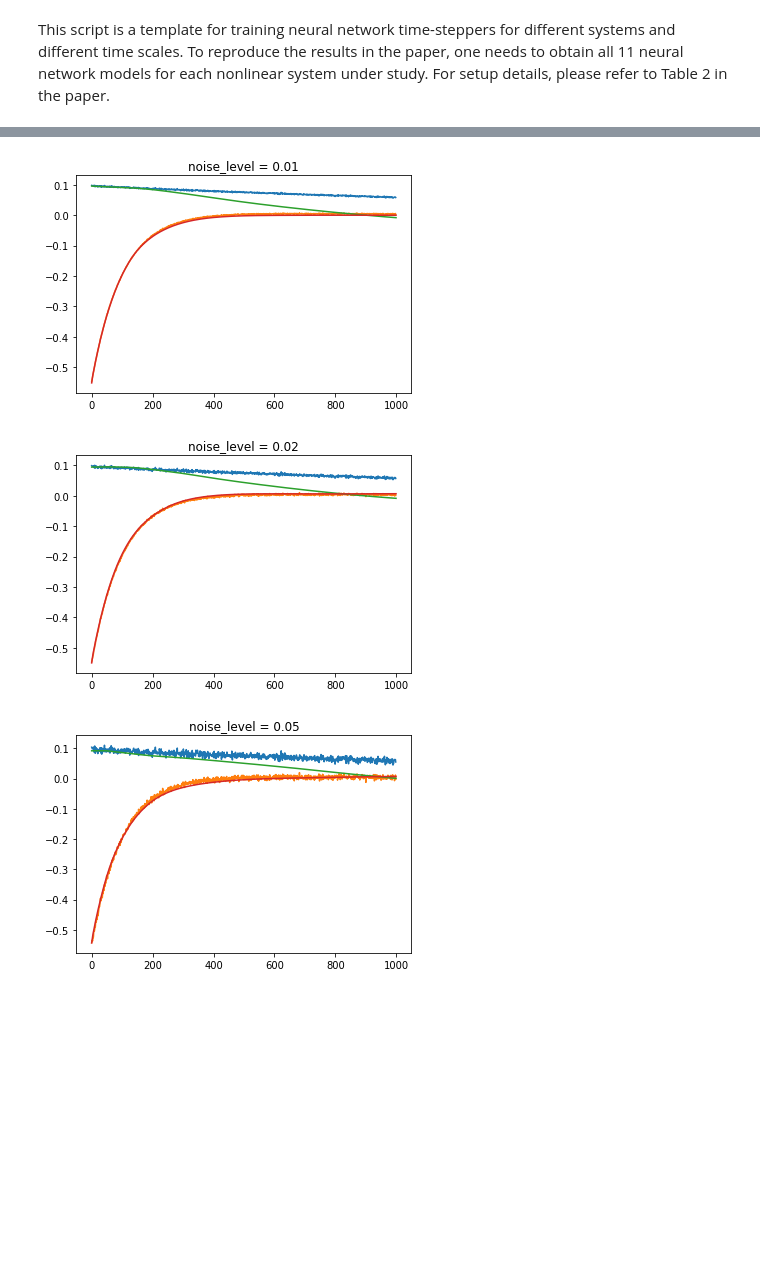
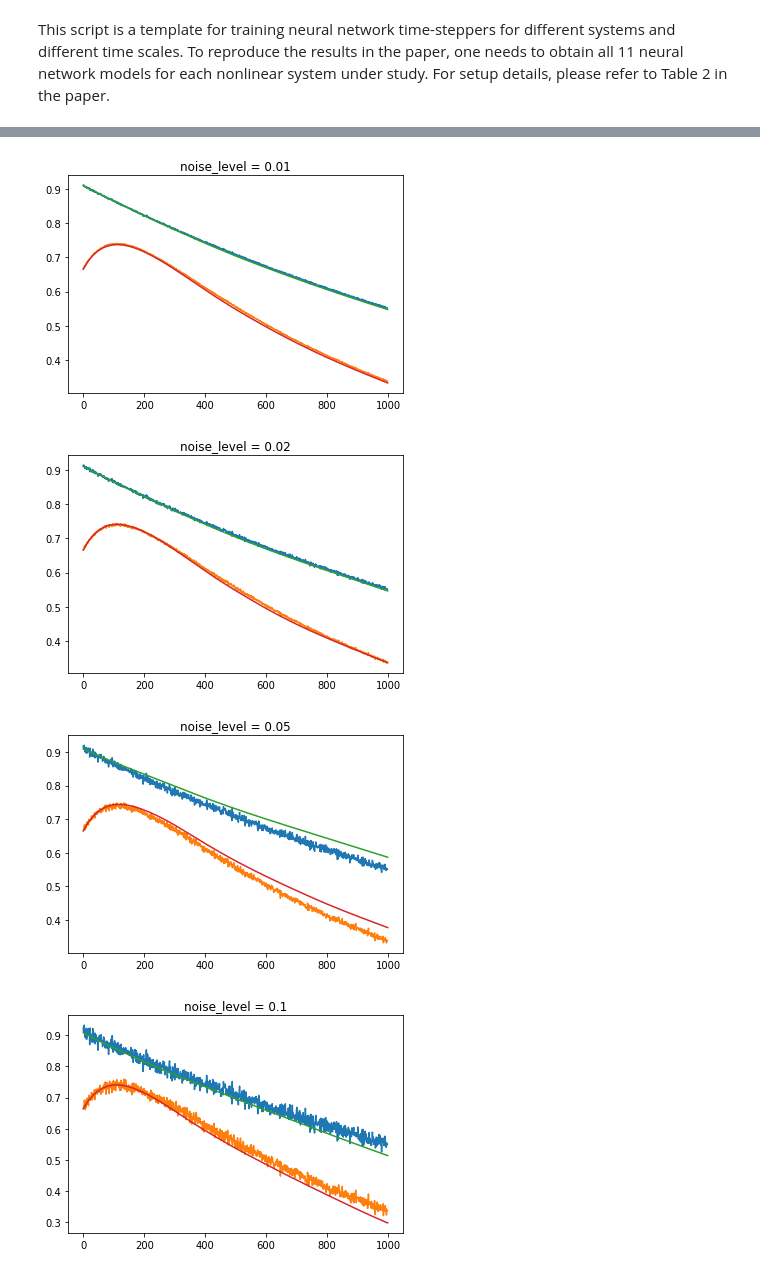
Before and after one commit to KatieJ16/ensemble_HiSTs, a Jupyter notebook: scripts/multiscale_HiTS_exp/model_training_post_noise.ipynb, the cells around one changed output, grey strips where cells are left out. Saved outputs shown, nothing was run; the diff lists cells and outputs as text; code cells hidden in the pictures; blank space fills up the shorter version.

```diff
--- a/scripts/multiscale_HiTS_exp/model_training_post_noise.ipynb
+++ b/scripts/multiscale_HiTS_exp/model_training_post_noise.ipynb
@@ -20,7 +20,7 @@ import ResNet as net
 # %%
 # adjustables
 
-k = 2                       # model index: should be in {0, 2, ..., 10}
+k = 4                       # model index: should be in {0, 2, ..., 10}
 dt = 0.01                     # time unit: 0.0005 for Lorenz and 0.01 for others
 system = 'Hyperbolic'         # system name: 'Hyperbolic', 'Cubic', 'VanDerPol', 'Hopf' or 'Lorenz'
 noise = 0.0                   # noise percentage: 0.00, 0.01 or 0.02
@@ -65,5 +65,7 @@ not found
 # %%
 #graph for d1
+
+mse_list_big = list()
 fig = plt.figure(figsize=(20, 8))
 colors=iter(plt.cm.rainbow(np.linspace(0, 1, len(models))))
 # for k in range(len(preds_mse)):
@@ -90,6 +92,7 @@ for i in range(len(models)):
 # print(((y_preds_2 - test_data[:,1:,:])**2).shape)
 
     mse = torch.mean((y_preds - test_data[:,1:n_steps+1,:])**2, axis = (0,2))
+    mse_list_big.append(mse)
 
     plt.semilogy(mse, label = str(noise_levels[i]*100) + "%", color=rgb)
 
@@ -103,7 +106,7 @@ plt.yticks(fontsize=20)
 # %%
 
 n_steps = 1000
-idx_snapshot = 1
+idx_snapshot = 2
 for i in range(len(models)):
     test_data = np.load(os.path.join(data_dir, 'test_noise{}.npy'.format(noise_levels[i])))
     y_preds = models[i].uni_scale_forecast(torch.tensor(test_data[idx_snapshot:idx_snapshot+1, 0, :]).float(), n_steps=n_steps)
@@ -122,3 +125,4 @@ for i in range(len(models)):
-[figure, old version]
+[figure, new version]
-[figure, old version]
+[figure, new version]
-[figure, old version]
+[figure, new version]
+[figure, added]
```
Also changed, not shown: parts of 6 cells of this notebook, 4 other files.
